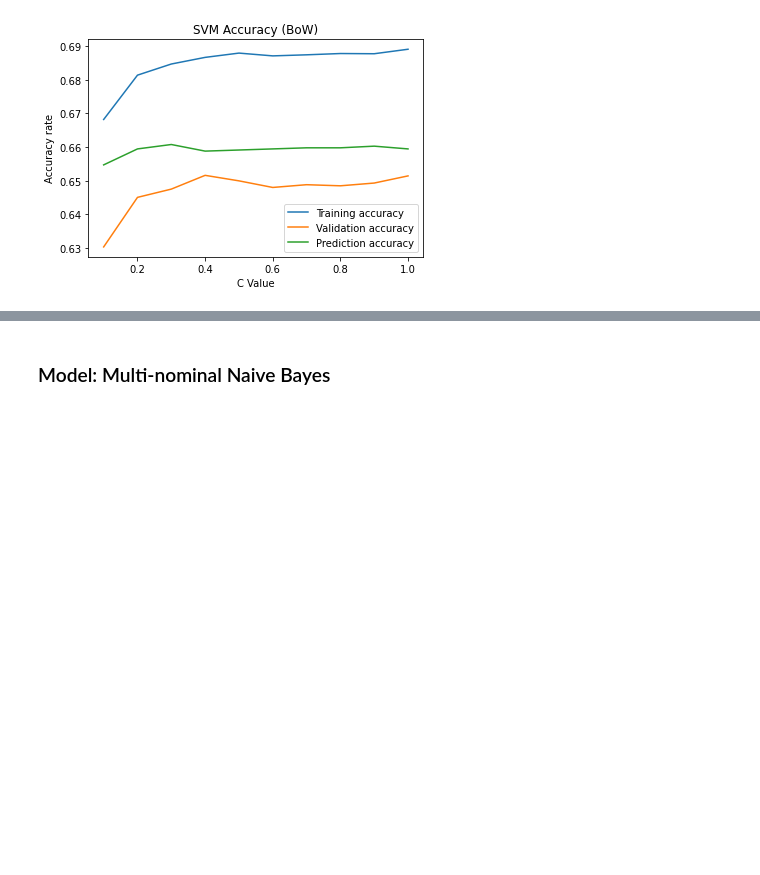
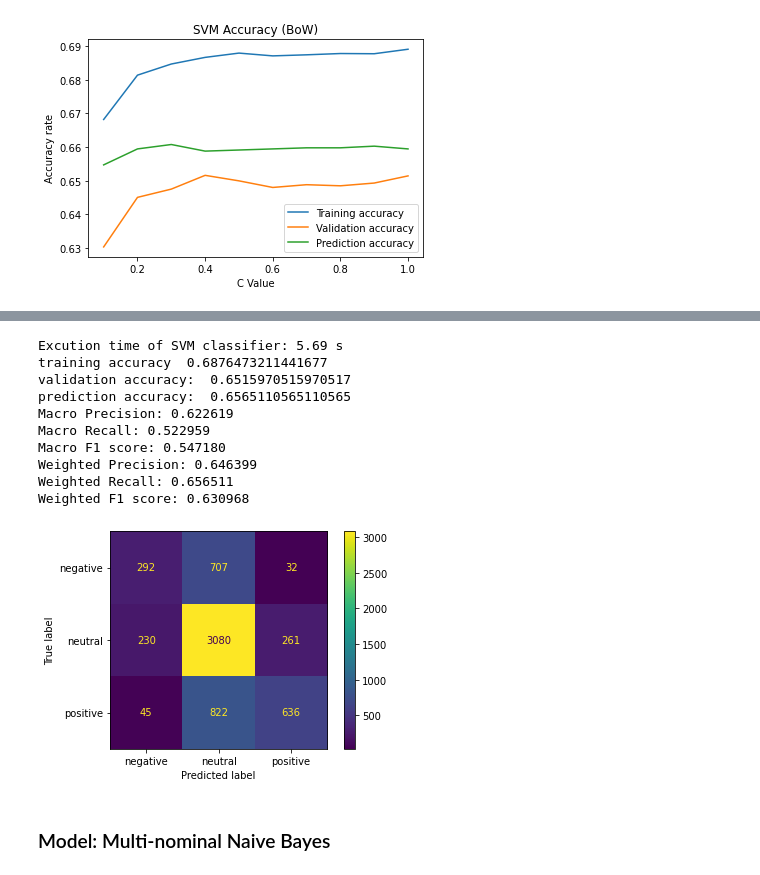
Before and after one commit to RicardoXXXXXX/Tweet-s-sentiment-prediction, a Jupyter notebook: COMP30027-Assignment2 (new).ipynb, the cells around one changed output, grey strips where cells are left out. Saved outputs shown, nothing was run; the diff lists cells and outputs as text; code cells hidden in the pictures; blank space fills up the shorter version.

```diff
--- a/COMP30027-Assignment2 (new).ipynb
+++ b/COMP30027-Assignment2 (new).ipynb
@@ -433,7 +511,6 @@ Weighted F1 score: 0.640679
 # %% [markdown]
 ### Model: SVM
 # %%
-x_train_chi_SVM, x_test_chi_SVM = chi(400)
 parameters_svc = {"kernel":('linear', 'poly', 'rbf', 'sigmoid'), "decision_function_shape":('ovo','ovr')}
 gs_svc = GridSearchCV(SVC(), param_grid = parameters_svc)
-gs_svc.fit(x_train_chi_SVM, y_train)
+gs_svc.fit(x_train_chi, y_train)
@@ -536,3 +596,34 @@ Weighted F1 score: 0.632546
+# %%
+#f-score
+x_train_chi, x_valid_chi = chi(400)
+
+t0 = time.time()
+SVM_final = SVC(kernel="linear", C = 0.4, decision_function_shape = 'ovo').fit(x_train_f, y_train)
+t1 = time.time()-t0
+
+print("Excution time of SVM classifier: {} s". format(round(t1,3)))
+ta_f_SVM,va_f_SVM,pa_f_SVM,M_precision_f_SVM,M_recall_f_SVM,M_f1_f_SVM,W_precision_f_SVM,W_recall_f_SVM,W_f1_f_SVM = print_result(SVM_final, x_train_f, x_valid_f)
+ta_f.append(ta_f_SVM)
+va_f.append(va_f_SVM)
+pa_f.append(pa_f_SVM)
+M_precision_f.append(M_precision_f_SVM)
+M_recall_f.append(M_recall_f_SVM)
+M_f1_f.append(M_f1_f_SVM)
+W_precision_f.append(W_precision_f_SVM)
+W_recall_f.append(W_recall_f_SVM)
+W_f1_f.append(W_f1_f_SVM)
+# %% [output]
+Excution time of SVM classifier: 5.69 s
+training accuracy  0.6876473211441677
+validation accuracy:  0.6515970515970517
+prediction accuracy:  0.6565110565110565
+Macro Precision: 0.622619
+Macro Recall: 0.522959
+Macro F1 score: 0.547180
+Weighted Precision: 0.646399
+Weighted Recall: 0.656511
+Weighted F1 score: 0.630968
+[figure, added]
 # %% [markdown]
 ### Model: Multi-nominal Naive Bayes
 # %%
```
Also changed, not shown: parts of 26 cells of this notebook.
